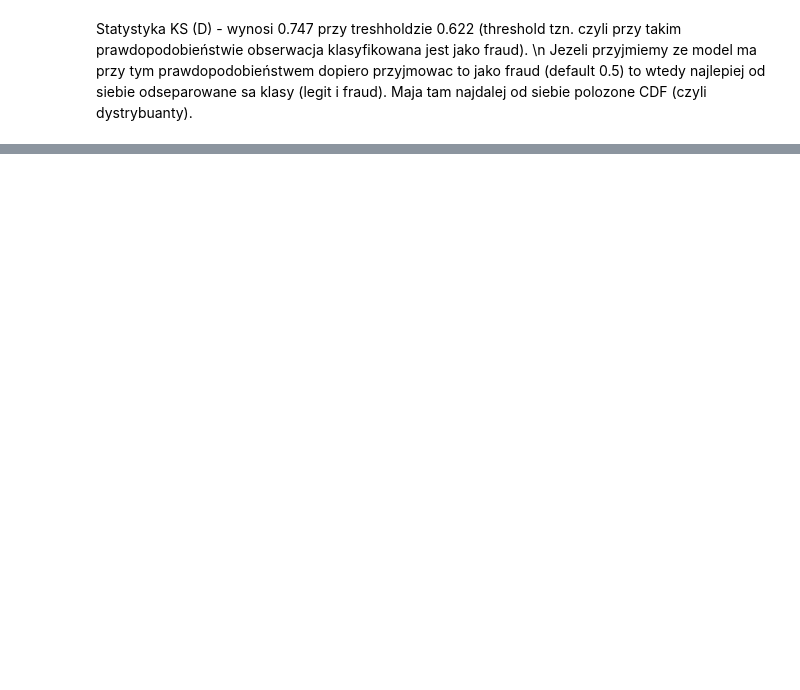
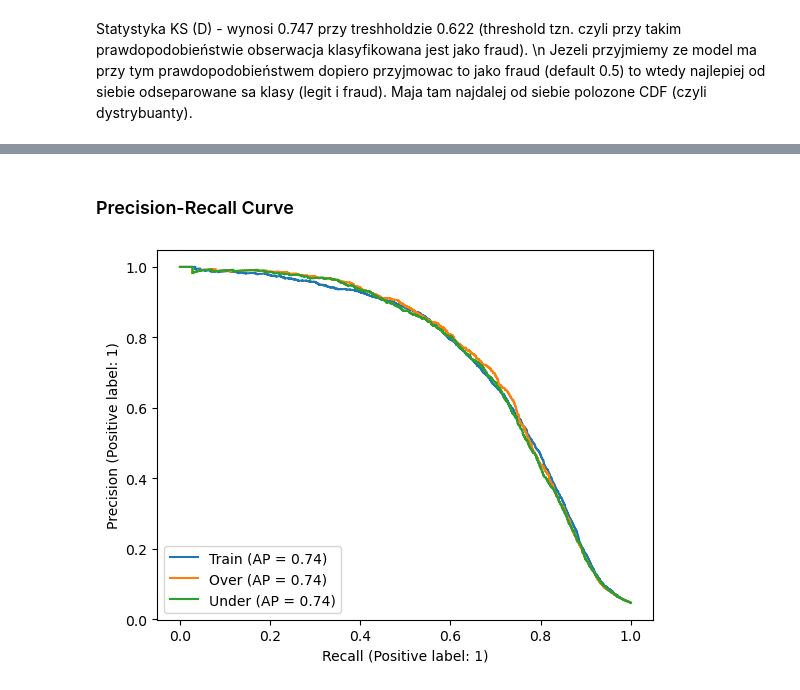
Before and after one commit to JakubKozlowski1/data_mining, a Jupyter notebook: evaluation.ipynb, the cells around one changed output, grey strips where cells are left out. Cells and saved outputs as stored; diff of their text form; code cells hidden in the pictures; blank space fills up the shorter version.

```diff
--- a/evaluation.ipynb
+++ b/evaluation.ipynb
@@ -74,0 +99,10 @@ Undersampling. Test: 0.4286489419424851
+# %% [markdown]
+### Precision-Recall Curve
+# %%
+fig, ax = plt.subplots()
+PrecisionRecallDisplay.from_predictions(y_train, under_train_pred_proba[:, 1], ax=ax, name="Train")
+PrecisionRecallDisplay.from_predictions(y_test, lr_over_y_pred_proba[:, 1], ax=ax, name="Over")
+PrecisionRecallDisplay.from_predictions(y_test, lr_under_y_pred_proba[:, 1], ax=ax, name="Under")
+plt.show()
+# %% [output]
+[figure, added]
```
Also changed, not shown: parts of 29 cells of this notebook, 8 other files.
